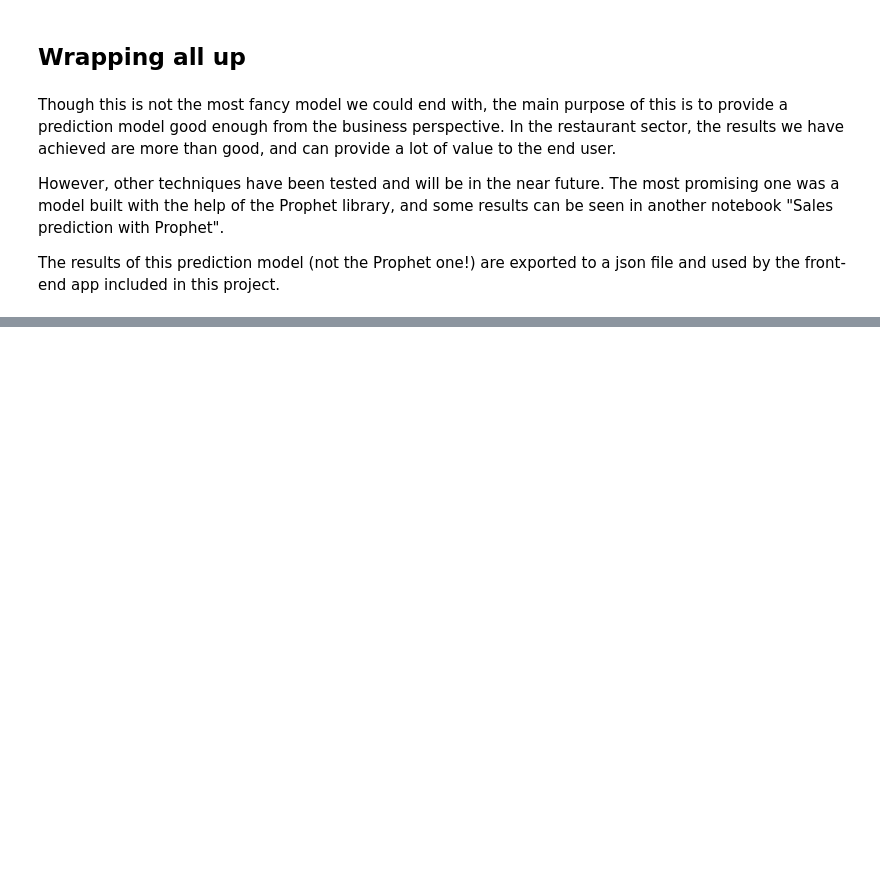
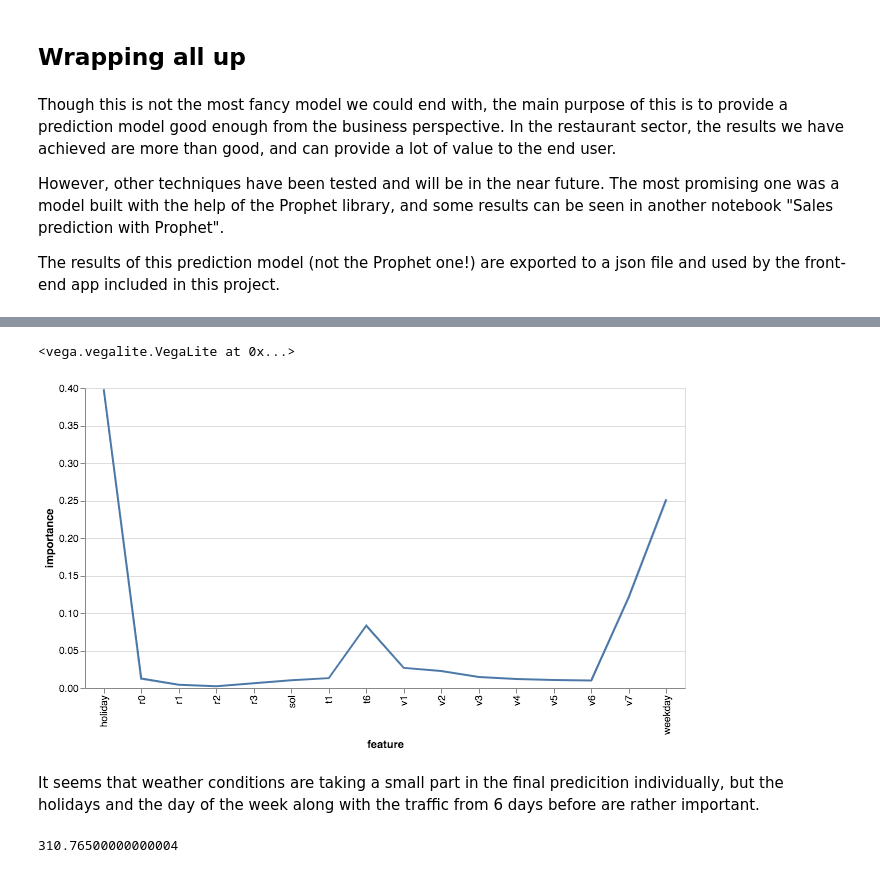
Before and after one commit to gmartinerro/jarvis, a Jupyter notebook: notebooks/final notebooks/Sales prediction using ML.ipynb, the cells around one changed output, grey strips where cells are left out. Cells and saved outputs as stored; diff of their text form; code cells hidden in the pictures; blank space fills up the shorter version.

```diff
--- a/notebooks/final notebooks/Sales prediction using ML.ipynb
+++ b/notebooks/final notebooks/Sales prediction using ML.ipynb
@@ -448,0 +491,9 @@ forecast[['date','orders','t1','sol','forecast']].to_json('../data/forecast.json
+# %%
+X=df_train[input_col + ['t1','t6','sol','weekday','holiday','r0','r1','r2','r3']]
+y=df_train["v0"]
+X_test = df_test[input_col + ['t1','t6','sol','weekday','holiday','r0','r1','r2','r3']]
+y_test = df_test["v0"]
+# %%
+reg = RandomForestRegressor(max_depth=20)
+# %%
+reg.fit(X,y)
@@ -448,0 +514,6 @@ forecast[['date','orders','t1','sol','forecast']].to_json('../data/forecast.json
+# %%
+# Build a samll dataframe to plot the feature importance using altair
+features = pd.DataFrame(reg.feature_importances_)
+features['name']=X_test.columns
+features.columns = ['importance','feature']
+features.set_index('feature')
@@ -448,0 +539,11 @@ forecast[['date','orders','t1','sol','forecast']].to_json('../data/forecast.json
+# %%
+alt.Chart(features).encode(x='feature',y='importance').properties(width=600).mark_line()
+# %% [output]
+<vega.vegalite.VegaLite at 0x...>
+[figure, added]
+# %% [markdown]
+It seems that weather conditions are taking a small part in the final predicition individually, but the holidays and the day of the week along with the traffic from 6 days before are rather important.
+# %%
+mean_squared_error(y_test,reg.predict(X_test))
+# %% [output]
+310.76500000000004
```
Also changed, not shown: parts of 26 cells of this notebook, 4 other files.
